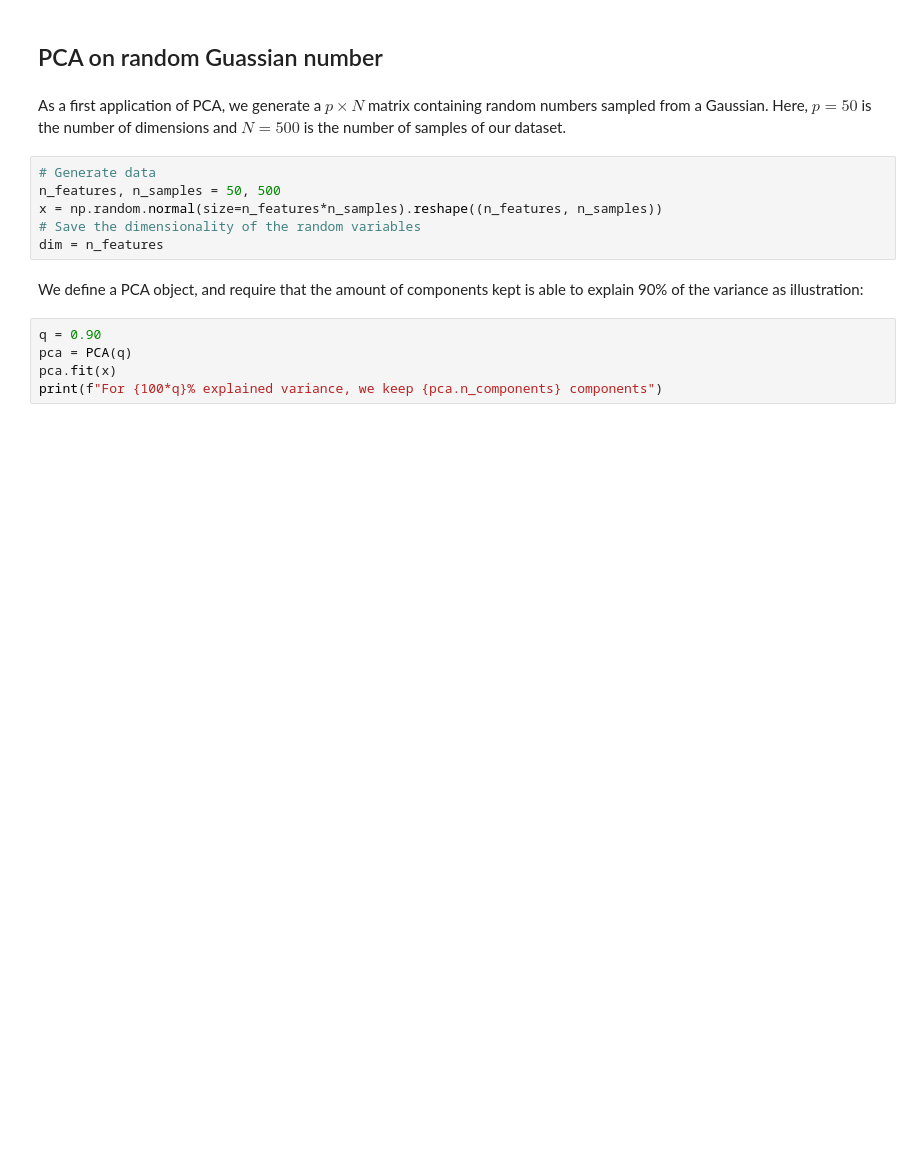
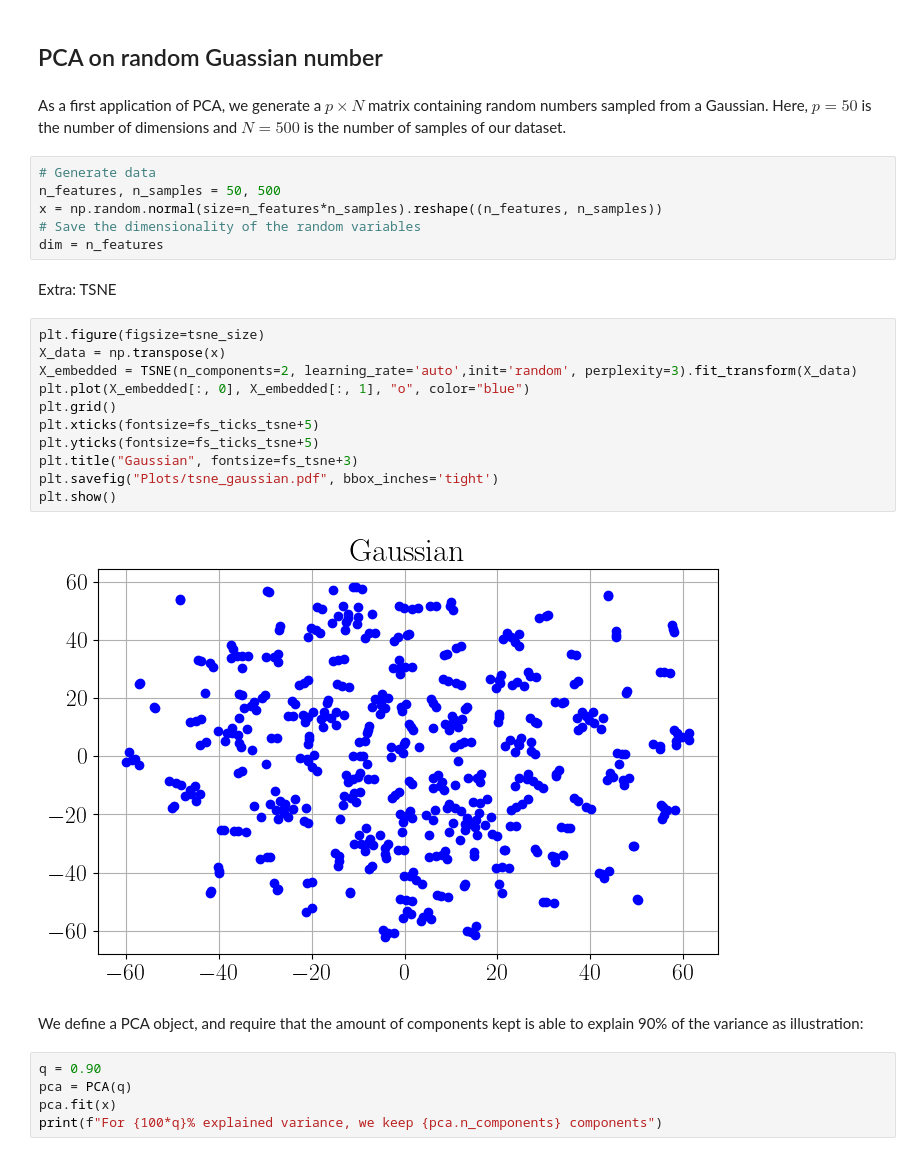
Before and after one commit to ThibeauWouters/MAI, a Jupyter notebook: ANN/Assignment 3/assignment3.ipynb, the cells around one changed output. Drawn from its saved outputs; the diff is of its cells as text; blank space fills up the shorter version.

```diff
--- a/ANN/Assignment 3/assignment3.ipynb
+++ b/ANN/Assignment 3/assignment3.ipynb
@@ -136,6 +142,21 @@ n_features, n_samples = 50, 500
 x = np.random.normal(size=n_features*n_samples).reshape((n_features, n_samples))
 # Save the dimensionality of the random variables
 dim = n_features
+# %% [markdown]
+Extra: TSNE
+# %%
+plt.figure(figsize=tsne_size)
+X_data = np.transpose(x)
+X_embedded = TSNE(n_components=2, learning_rate='auto',init='random', perplexity=3).fit_transform(X_data)
+plt.plot(X_embedded[:, 0], X_embedded[:, 1], "o", color="blue")
+plt.grid()
+plt.xticks(fontsize=fs_ticks_tsne+5)
+plt.yticks(fontsize=fs_ticks_tsne+5)
+plt.title("Gaussian", fontsize=fs_tsne+3)
+plt.savefig("Plots/tsne_gaussian.pdf", bbox_inches='tight')
+plt.show()
+# %% [output]
+[figure, added]
 # %% [markdown]
 We define a PCA object, and require that the amount of components kept is able to explain 90% of the variance as illustration:
 # %%
```
Also changed, not shown: parts of 29 cells of this notebook, 16 other files.
